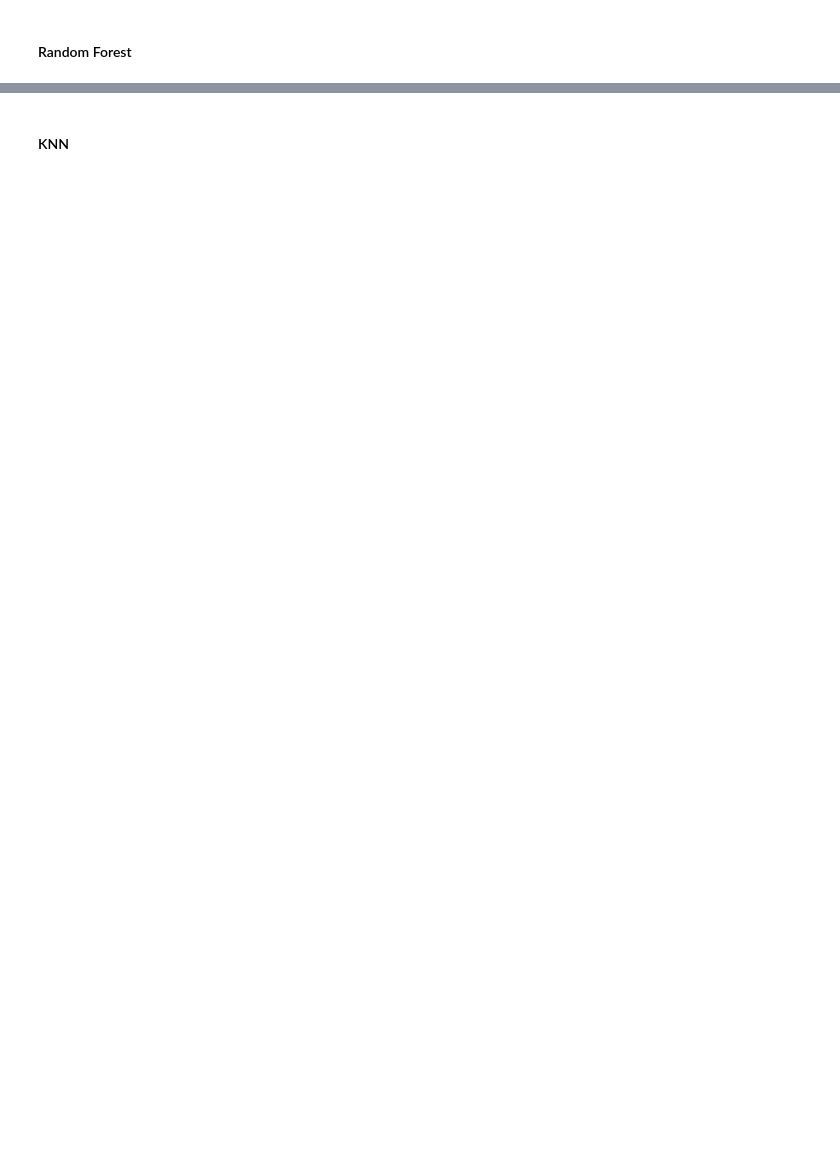
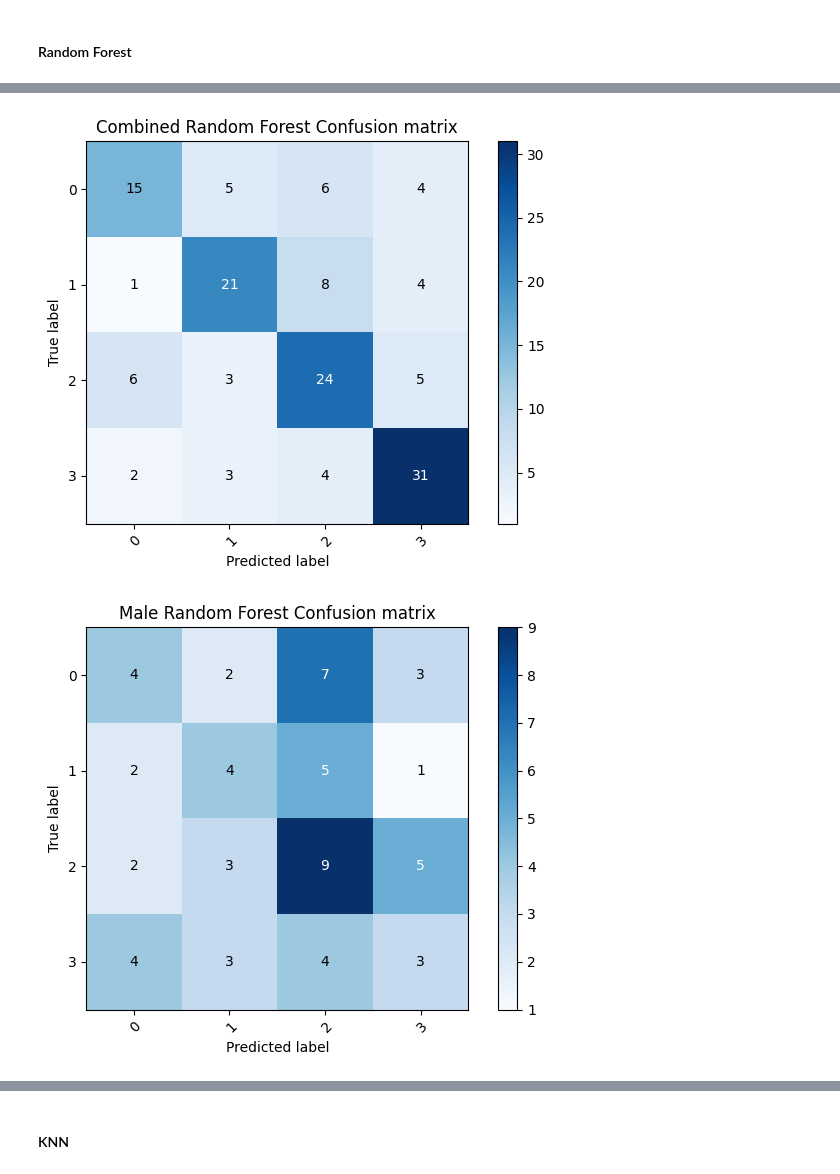
Before and after one commit to Alaa0129/datamining, a Jupyter notebook: Assignment 2/Modelling.ipynb, the cells around one changed output, grey strips where cells are left out. Cells and saved outputs as stored; diff of their text form; code cells hidden in the pictures; blank space fills up the shorter version.

```diff
--- a/Assignment 2/Modelling.ipynb
+++ b/Assignment 2/Modelling.ipynb
@@ -167,0 +207,6 @@ plot_feature_importance(rf.feature_importances_)
+# %%
+rf = RandomForestClassifier()
+rf_models = fitModel(rf)
+rf_predictions = predictModel(rf)
+rf_evals = evaluateModel(rf_models[0])
+rf_evals
@@ -167,0 +232,7 @@ plot_feature_importance(rf.feature_importances_)
+# %%
+for s, p in zip(splitList, rf_predictions):
+    plot_confusion_matrix(s[3], p, classes=['0', '1', '2', '3'], normalize=False, title=f'{returnGender(s)} Random Forest Confusion matrix')
+    plt.show()
+# %% [output]
+[figure, added]
+[figure, added]
```
Also changed, not shown: parts of 37 cells of this notebook.
